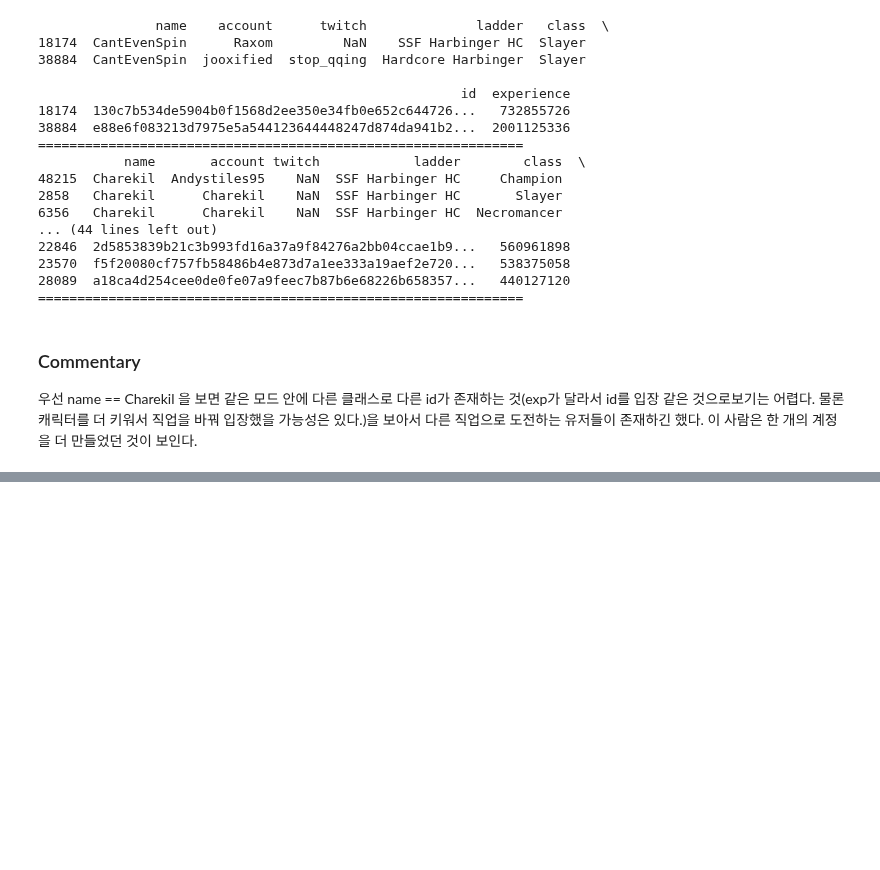
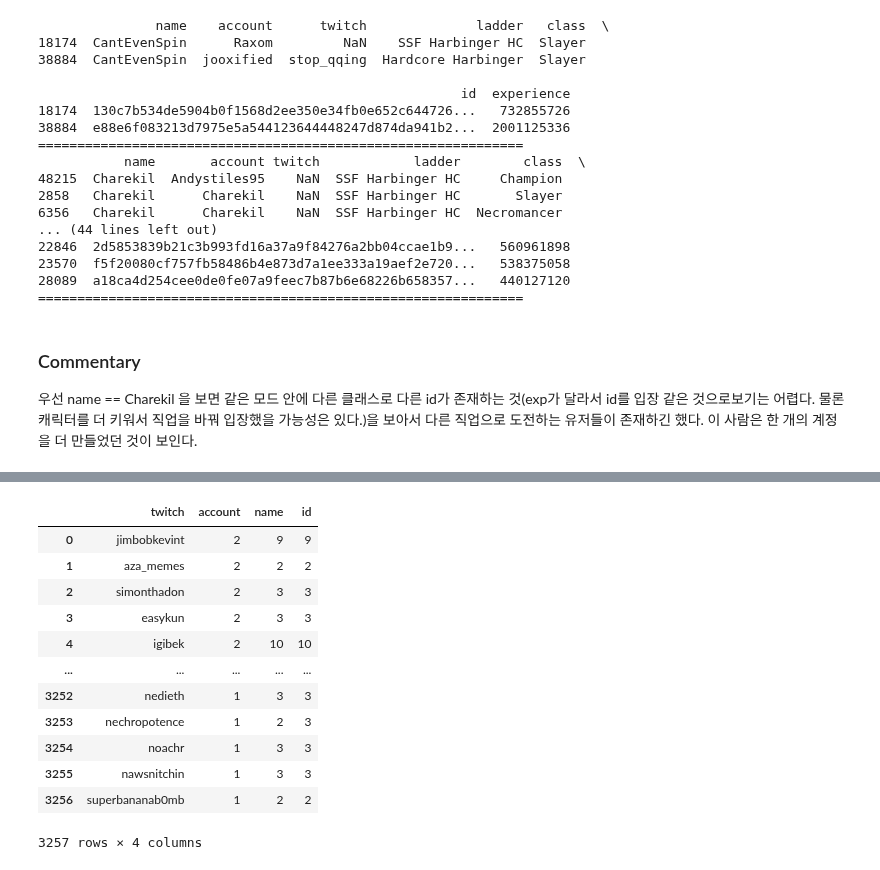
Before and after one commit to Angela-Park-JE/TIL_ver1, a Jupyter notebook: ToyPJT-POE_user/EDA_poe_stats_5_user.ipynb, the cells around one changed output, grey strips where cells are left out. Cells and saved outputs as stored; diff of their text form; code cells hidden in the pictures; blank space fills up the shorter version.

```diff
--- a/ToyPJT-POE_user/EDA_poe_stats_5_user.ipynb
+++ b/ToyPJT-POE_user/EDA_poe_stats_5_user.ipynb
@@ -798,0 +842,19 @@ for i in samename_diffacc1:
+# %%
+# 인덱싱 다시
+
+bin_df = grouped_twitch[grouped_twitch['id']>1].sort_values('account', ascending = False).reset_index()
+bin_df
+# %% [output]
+|  | twitch | account | name | id |
+| 0 | jimbobkevint | 2 | 9 | 9 |
+| 1 | aza_memes | 2 | 2 | 2 |
+| 2 | simonthadon | 2 | 3 | 3 |
+| 3 | easykun | 2 | 3 | 3 |
+| 4 | igibek | 2 | 10 | 10 |
+| ... | ... | ... | ... | ... |
+| 3252 | nedieth | 1 | 3 | 3 |
+| 3253 | nechropotence | 1 | 2 | 3 |
+| 3254 | noachr | 1 | 3 | 3 |
+| 3255 | nawsnitchin | 1 | 3 | 3 |
+| 3256 | superbananab0mb | 1 | 2 | 2 |
+3257 rows × 4 columns
```
Also changed, not shown: parts of 9 cells of this notebook.
